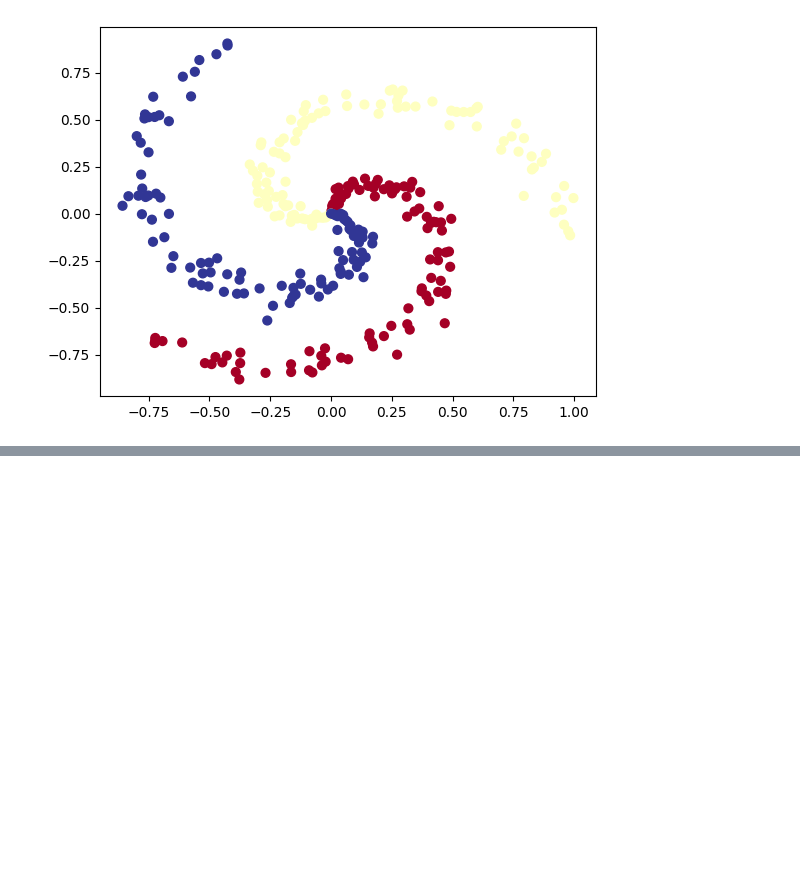
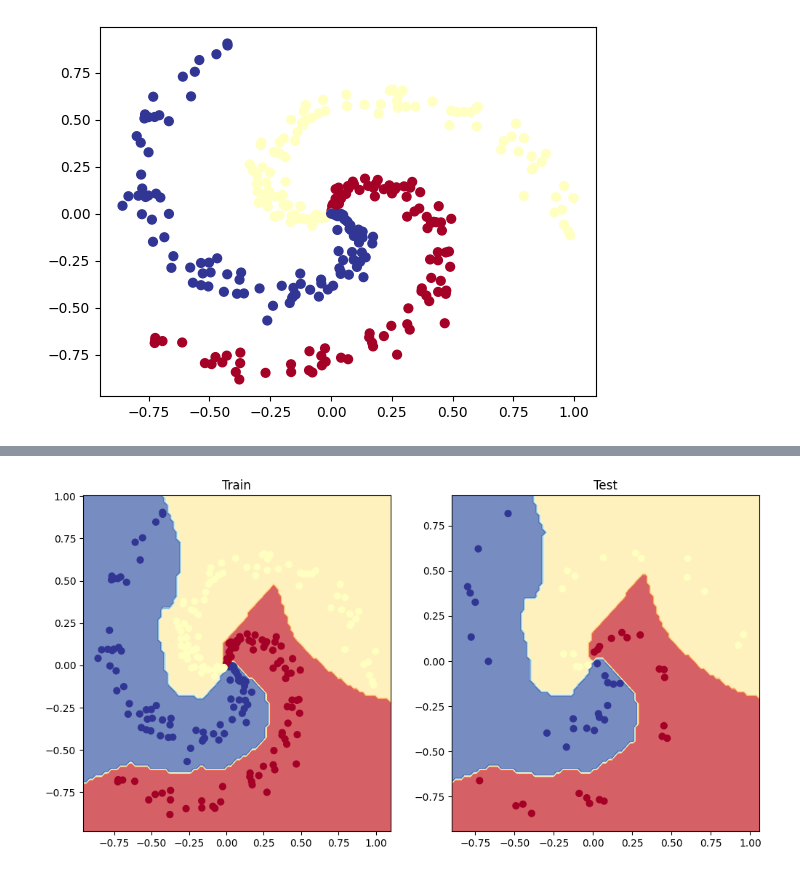
Before and after one commit to Adnan-edu/pytorch-deep-learning, a Jupyter notebook: 02_pytorch_classification_exercises.ipynb, the cells around one changed output, grey strips where cells are left out. Drawn from its saved outputs; the diff is of its cells as text; code cells hidden in the pictures; blank space fills up the shorter version.

```diff
--- a/02_pytorch_classification_exercises.ipynb
+++ b/02_pytorch_classification_exercises.ipynb
@@ -376,3 +437,5 @@ y = torch.from_numpy(y).type(torch.LongTensor) # labels need to be of type long
 
 # Create train and test splits
 from sklearn.model_selection import train_test_split
+X_train, X_test, y_train, y_test = train_test_split(X, y, test_size=0.2, random_state=RANDOM_SEED)
+len(X_train), len(X_test), len(y_train), len(y_test)
@@ -379,8 +454,8 @@ from sklearn.model_selection import train_test_split
 # %%
 # Let's calculuate the accuracy for when we fit our model
-!pip -q install torchmetrics # colab doesn't come with torchmetrics
+# !pip -q install torchmetrics # colab doesn't come with torchmetrics
 from torchmetrics import Accuracy
 
 ## TODO: uncomment the two lines below to send the accuracy function to the device
-# acc_fn = Accuracy(task="multiclass", num_classes=4).to(device)
-# acc_fn
+acc_fn = Accuracy(task="multiclass", num_classes=4).to(DEVICE)
+acc_fn
@@ -396,15 +509,24 @@ from torchmetrics import Accuracy
 # %%
 # Setup data to be device agnostic
-
+X_train, y_train = X_train.to(DEVICE), y_train.to(DEVICE)
+X_test, y_test = X_test.to(DEVICE), y_test.to(DEVICE)
 
 # Print out first 10 untrained model outputs (forward pass)
+## Your code here ##
+model_1.eval()
+with torch.inference_mode():
+    y_logits_untrained = model_1(X_train)
 print("Logits:")
-## Your code here ##
+print(y_logits_untrained[:10])
 
 print("Pred probs:")
 ## Your code here ##
+y_pred_probs_untrained = torch.softmax(y_logits_untrained, dim=1)
+print(y_pred_probs_untrained[:10])
 
 print("Pred labels:")
 ## Your code here ##
+y_pred_label_untrained = torch.argmax(y_pred_probs_untrained, dim=1)
+print(y_pred_label_untrained[:10])
 # %% [output]
 Logits:
@@ -413,4 +549,5 @@ Pred labels:
 # %%
 # Setup loss function and optimizer
-# loss_fn =
-# optimizer =
+loss_fn = nn.CrossEntropyLoss()
+
+optimizer = torch.optim.Adam(model_1.parameters(), lr=0.1)
@@ -449,0 +617,11 @@ Pred labels:
+# %%
+# Plot decision boundaries for training and test sets
+plt.figure(figsize=(12, 6))
+plt.subplot(1, 2, 1)
+plt.title("Train")
+plot_decision_boundary(model_1, X_train, y_train)
+plt.subplot(1, 2, 2)
+plt.title("Test")
+plot_decision_boundary(model_1, X_test, y_test)
+# %% [output]
+[figure, added]
```
Also changed, not shown: parts of 16 cells of this notebook.
